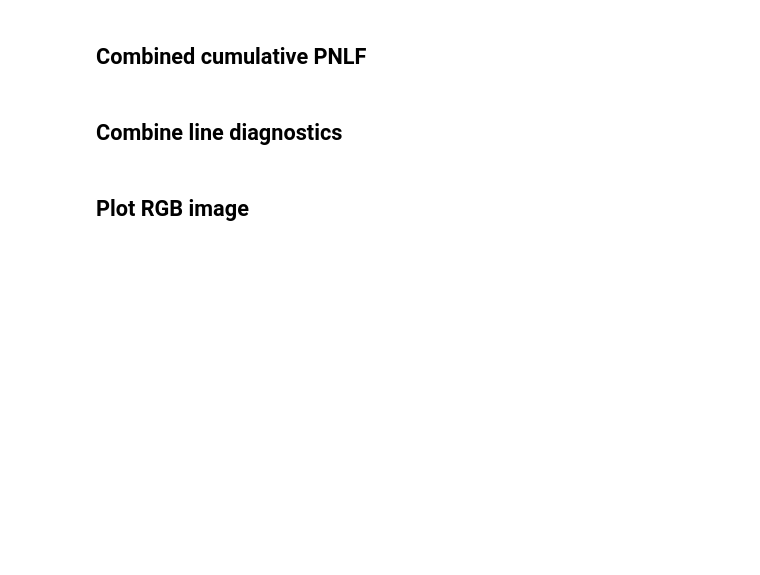
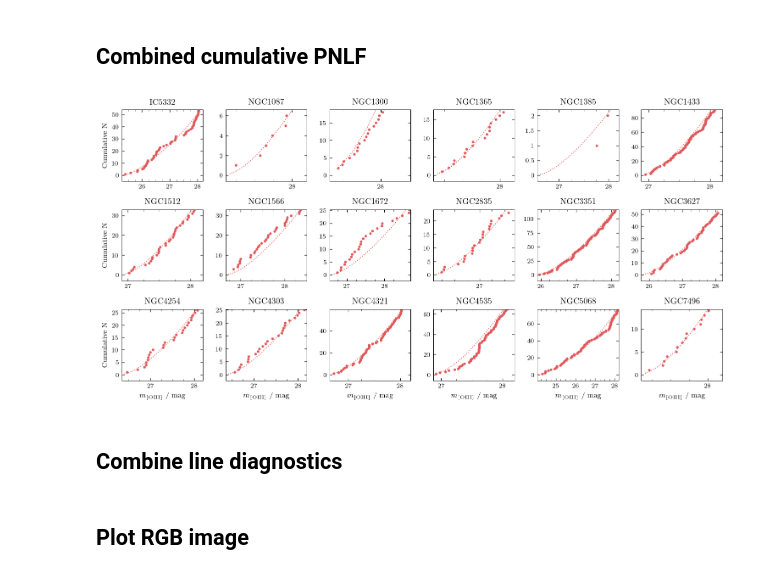
Before and after one commit to fschmnn/pnlf, a Jupyter notebook: notebooks/Project1 PNLF postproduction.ipynb, the cells around one changed output. Saved outputs shown, nothing was run; the diff lists cells and outputs as text; code cells hidden in the pictures; blank space fills up the shorter version.

```diff
--- a/notebooks/Project1 PNLF postproduction.ipynb
+++ b/notebooks/Project1 PNLF postproduction.ipynb
@@ -286,17 +335,17 @@ plt.show()
 # %%
 from pnlf.plot.pnlf import _plot_cum_pnlf
 
-names = PHANGS_sample[6:]
-nrows = 4
-ncols = 3
-filename = basedir / 'reports' / f'all_objects2_PNLF_cum'
+names = PHANGS_sample
+nrows = 3
+ncols = 6
+filename = basedir / 'reports' / f'all_objects2_PNLF_cum_pres'
 
 #----------------------------------------------
 # DO NOT MODIFY BELOW
 #----------------------------------------------
 if nrows*ncols<len(names):
     raise ValueError('not enough subplots for selected objects')
-width = two_column
+width = 1.5*two_column
 fig, axes_arr = plt.subplots(nrows=nrows,ncols=ncols,figsize=(width,width/ncols*nrows))
 axes = iter(axes_arr.flatten())
 
@@ -313,34 +362,38 @@ for name in names:
     else:
         print(f'no catalogue for {name}')
         continue
 
     # get the next axis
     ax = next(axes)
     # find current position on the grid
     i, j = np.where(axes_arr == ax)
     i,j=i[0],j[0]
 
     data = catalogue[(catalogue['type']=='PN') & (~catalogue['exclude'])]['mOIII']
     mu = results.loc[name]['(m-M)']
     completeness = parameters[name]['completeness_limit']
     cut = parameters[name].get('cut',0)
     if cut>0:
         print(f'warning: using cut={cut} for {name}')
     data = data[data>cut]
 
-    ax=_plot_cum_pnlf(data,mu,completeness,ax=ax,binsize=0.1)
+    ax=_plot_cum_pnlf(data,mu,completeness,ax=ax,binsize=None)
 
     # add labels to the axis
     if i==nrows-1:
         ax.set_xlabel(r'$m_{[\mathrm{OIII}]}$ / mag')
     if j==0:
         ax.set_ylabel(r'Cumulative N')
 
     ax.set_title(name)
 
 plt.tight_layout()
 plt.savefig(filename.with_suffix('.pdf'),bbox_inches='tight')
+plt.savefig(filename.with_suffix('.png'),bbox_inches='tight',dpi=600)
+
 plt.show()
+# %% [output]
+[figure, added]
 # %% [markdown]
 ## Combine line diagnostics
 # %%
```
Also changed, not shown: parts of 7 cells of this notebook, 15 other files.
